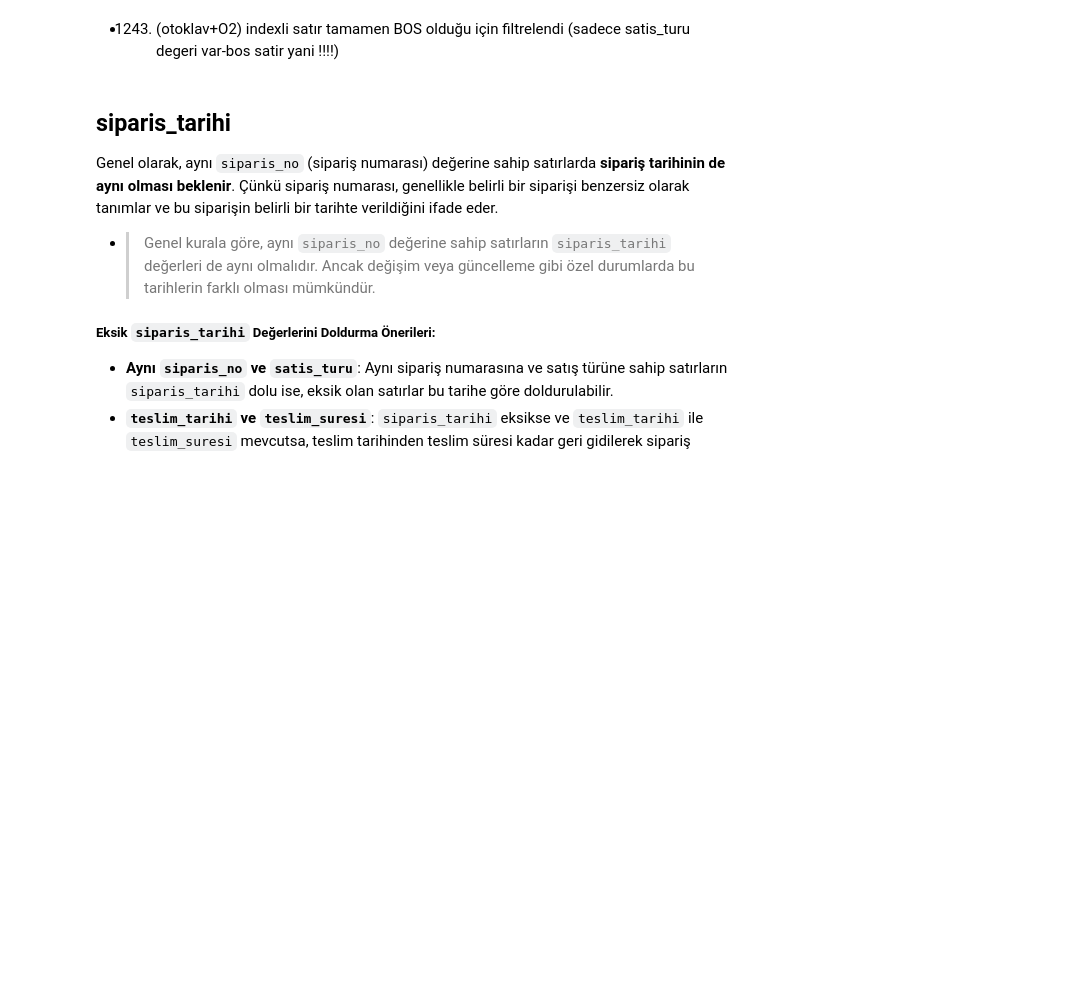
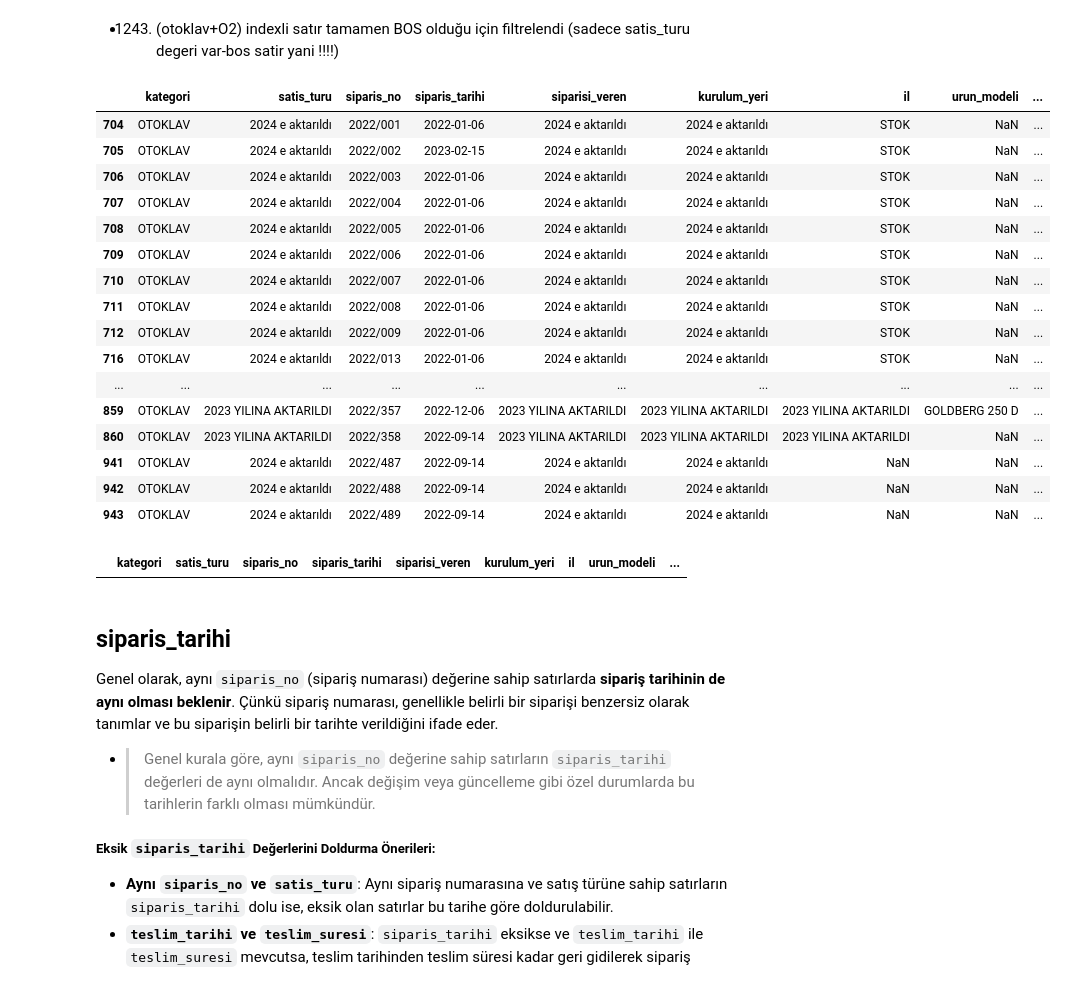
Before and after one commit to Duygu-Jones/LLM_Playground, a Jupyter notebook: 01_EDA/KATEGORILER/01_Otoklav_Oksijen/Duygu/Duygu_OTOKLAV_O2_eda-notebook.ipynb, the cells around one changed output. Cells and saved outputs as stored; diff of their text form; code cells hidden in the pictures; blank space fills up the shorter version.

Commit message:
genel data kontrol-dj

```diff
--- a/01_EDA/KATEGORILER/01_Otoklav_Oksijen/Duygu/Duygu_OTOKLAV_O2_eda-notebook.ipynb
+++ b/01_EDA/KATEGORILER/01_Otoklav_Oksijen/Duygu/Duygu_OTOKLAV_O2_eda-notebook.ipynb
@@ -595,6 +595,47 @@ df_kategori[df_kategori['siparis_no'].isnull()
 df_kategori = df_kategori[(df_kategori['siparis_no'].notnull()) |
                         (df_kategori['siparisi_veren'].notnull()) |
                         (df_kategori['siparis_tarihi'].notnull())]
+# %%
+# AKTARILAN SATIS_TURU SATIRLARINI IGNORE ET
+# Filtrelemek istediğiniz kategori ifadeleri listesi
+filter_values = [
+    '2024 e aktarıldı',
+    '2023 YILINA AKTARILDI',
+    '2022 DE SATIŞ OLDU',
+    '2021 DE DEMO OLARAK GİTTİ'
+]
+
+# Kategori sütununda belirtilen ifadelerle eşleşen satırları filtreleme
+selected_rows = df_kategori[df_kategori['satis_turu'].isin(filter_values)]
+
+# Filtrelenmiş DataFrame'i gösterme
+selected_rows
+# %% [output]
+|  | kategori | satis_turu | siparis_no | siparis_tarihi | siparisi_veren | kurulum_yeri | il | urun_modeli | ... |
+| 704 | OTOKLAV | 2024 e aktarıldı | 2022/001 | 2022-01-06 | 2024 e aktarıldı | 2024 e aktarıldı | STOK | NaN | ... |
+| 705 | OTOKLAV | 2024 e aktarıldı | 2022/002 | 2023-02-15 | 2024 e aktarıldı | 2024 e aktarıldı | STOK | NaN | ... |
+| 706 | OTOKLAV | 2024 e aktarıldı | 2022/003 | 2022-01-06 | 2024 e aktarıldı | 2024 e aktarıldı | STOK | NaN | ... |
+| 707 | OTOKLAV | 2024 e aktarıldı | 2022/004 | 2022-01-06 | 2024 e aktarıldı | 2024 e aktarıldı | STOK | NaN | ... |
+| 708 | OTOKLAV | 2024 e aktarıldı | 2022/005 | 2022-01-06 | 2024 e aktarıldı | 2024 e aktarıldı | STOK | NaN | ... |
+| 709 | OTOKLAV | 2024 e aktarıldı | 2022/006 | 2022-01-06 | 2024 e aktarıldı | 2024 e aktarıldı | STOK | NaN | ... |
+| 710 | OTOKLAV | 2024 e aktarıldı | 2022/007 | 2022-01-06 | 2024 e aktarıldı | 2024 e aktarıldı | STOK | NaN | ... |
+| 711 | OTOKLAV | 2024 e aktarıldı | 2022/008 | 2022-01-06 | 2024 e aktarıldı | 2024 e aktarıldı | STOK | NaN | ... |
+| 712 | OTOKLAV | 2024 e aktarıldı | 2022/009 | 2022-01-06 | 2024 e aktarıldı | 2024 e aktarıldı | STOK | NaN | ... |
+| 716 | OTOKLAV | 2024 e aktarıldı | 2022/013 | 2022-01-06 | 2024 e aktarıldı | 2024 e aktarıldı | STOK | NaN | ... |
+| ... | ... | ... | ... | ... | ... | ... | ... | ... | ... |
+| 859 | OTOKLAV | 2023 YILINA AKTARILDI | 2022/357 | 2022-12-06 | 2023 YILINA AKTARILDI | 2023 YILINA AKTARILDI | 2023 YILINA AKTARILDI | GOLDBERG 250 D | ... |
+| 860 | OTOKLAV | 2023 YILINA AKTARILDI | 2022/358 | 2022-09-14 | 2023 YILINA AKTARILDI | 2023 YILINA AKTARILDI | 2023 YILINA AKTARILDI | NaN | ... |
+| 941 | OTOKLAV | 2024 e aktarıldı | 2022/487 | 2022-09-14 | 2024 e aktarıldı | 2024 e aktarıldı | NaN | NaN | ... |
+| 942 | OTOKLAV | 2024 e aktarıldı | 2022/488 | 2022-09-14 | 2024 e aktarıldı | 2024 e aktarıldı | NaN | NaN | ... |
+| 943 | OTOKLAV | 2024 e aktarıldı | 2022/489 | 2022-09-14 | 2024 e aktarıldı | 2024 e aktarıldı | NaN | NaN | ... |
+# %%
+# Belirtilen filtre değerlerine uyan satırları ignore et
+df_kategori = df_kategori[~df_kategori['satis_turu'].isin(filter_values)]
+
+# check
+df_kategori[df_kategori['satis_turu'].isin(filter_values)]
+# %% [output]
+|  | kategori | satis_turu | siparis_no | siparis_tarihi | siparisi_veren | kurulum_yeri | il | urun_modeli | ... |
 # %% [markdown]
 ## **siparis_tarihi**
 
```
Also changed, not shown: parts of 11 cells of this notebook.
